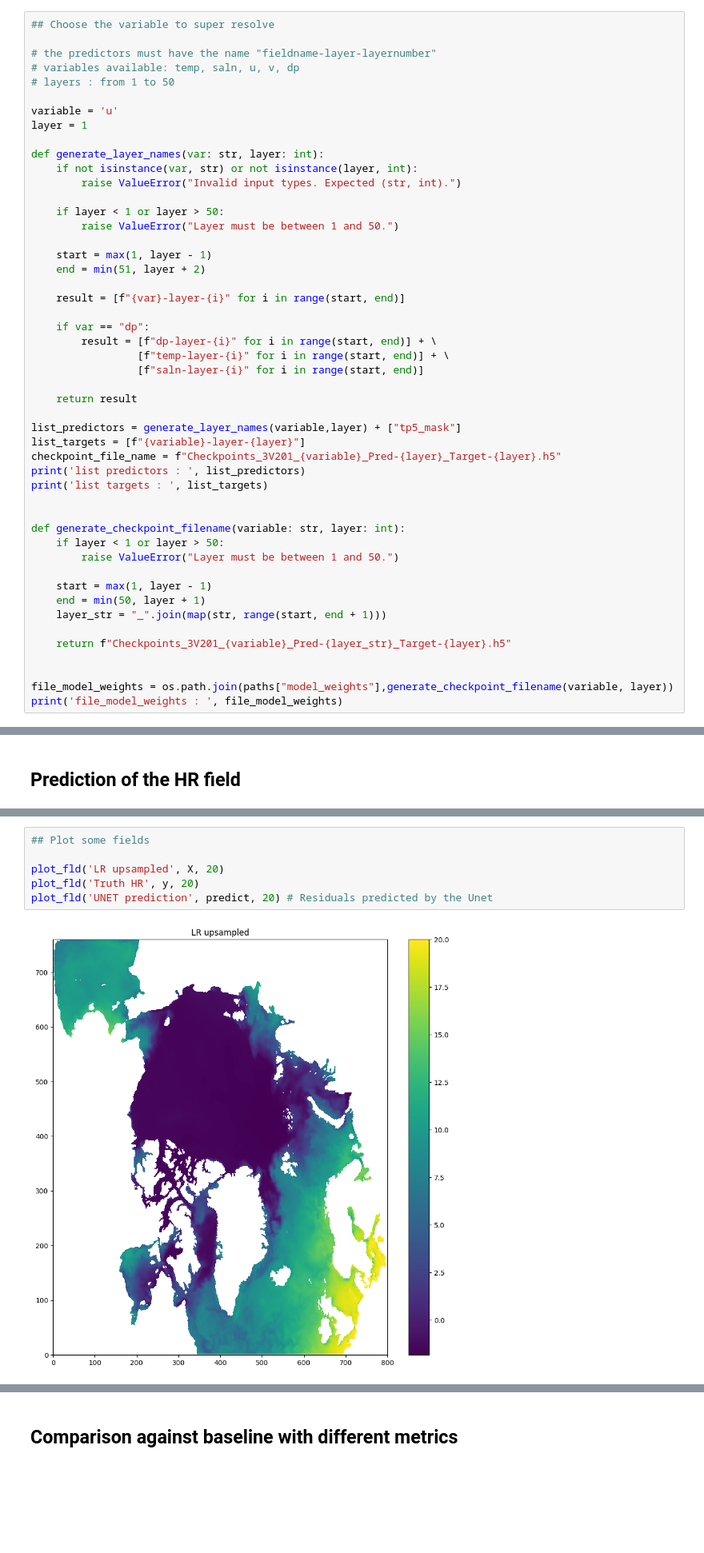
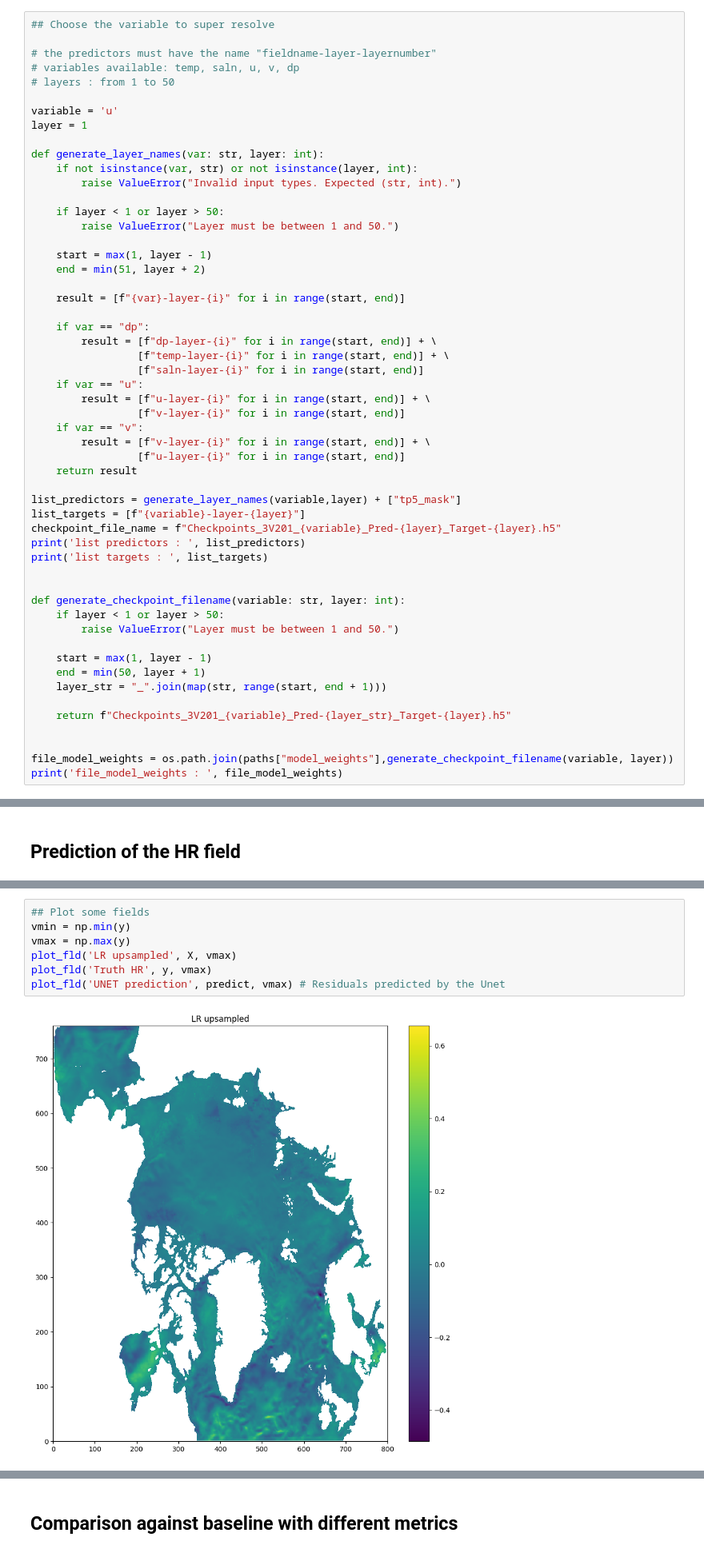
Before and after one commit to AntoineBernigaud/Super_Resolution_Data_Assimilation, a Jupyter notebook: Test_ResUnet.ipynb, the cells around one changed output, grey strips where cells are left out. Shown at 80% size. Cells and saved outputs as stored; diff of their text form; blank space fills up the shorter version.

```diff
--- a/Test_ResUnet.ipynb
+++ b/Test_ResUnet.ipynb
@@ -151,7 +169,12 @@ def generate_layer_names(var: str, layer: int):
         result = [f"dp-layer-{i}" for i in range(start, end)] + \
                  [f"temp-layer-{i}" for i in range(start, end)] + \
                  [f"saln-layer-{i}" for i in range(start, end)]
-
+    if var == "u":
+        result = [f"u-layer-{i}" for i in range(start, end)] + \
+                 [f"v-layer-{i}" for i in range(start, end)]
+    if var == "v":
+        result = [f"v-layer-{i}" for i in range(start, end)] + \
+                 [f"u-layer-{i}" for i in range(start, end)]
     return result
 
 list_predictors = generate_layer_names(variable,layer) + ["tp5_mask"]
@@ -265,8 +292,9 @@ X = np.ma.masked_array(X,tp5mask_augmented)
 # %%
 ## Plot some fields
-
-plot_fld('LR upsampled', X, 20)
-plot_fld('Truth HR', y, 20)
-plot_fld('UNET prediction', predict, 20) # Residuals predicted by the Unet
+vmin = np.min(y)
+vmax = np.max(y)
+plot_fld('LR upsampled', X, vmax)
+plot_fld('Truth HR', y, vmax)
+plot_fld('UNET prediction', predict, vmax) # Residuals predicted by the Unet
 # %% [output]
-[figure, old version]
+[figure, new version]
```
Also changed, not shown: parts of 14 cells of this notebook.
